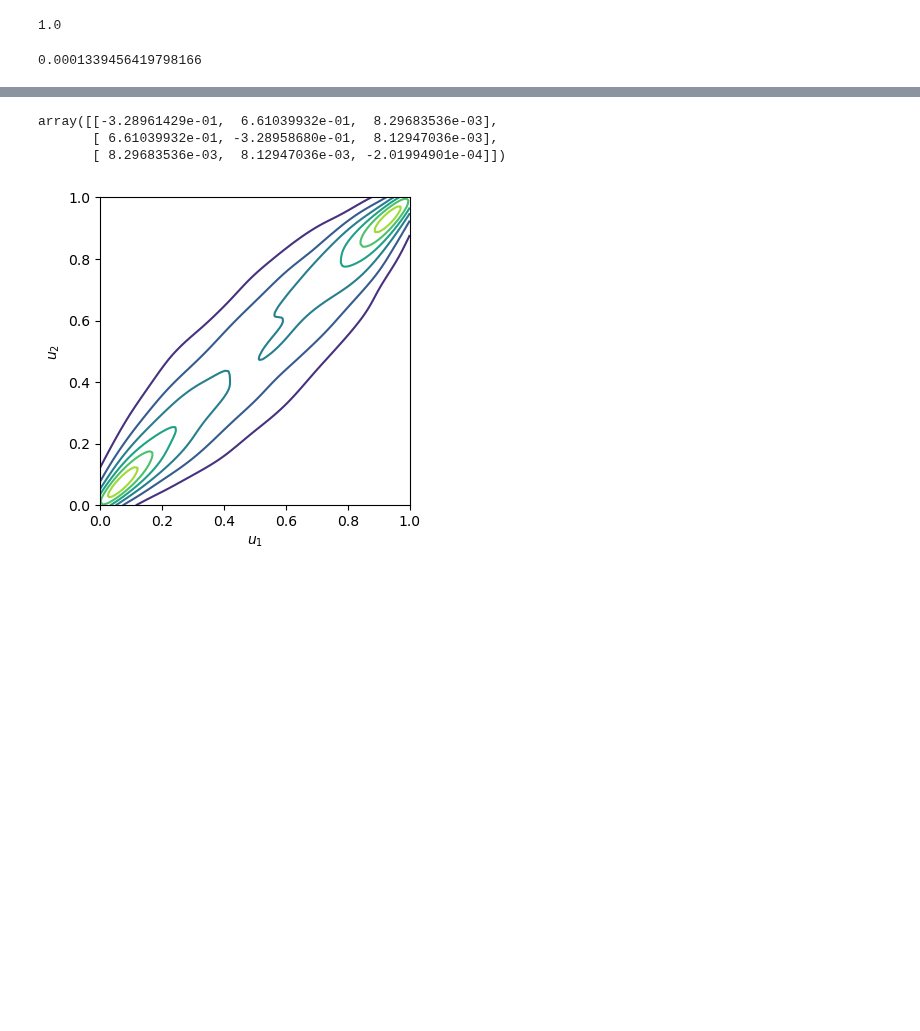
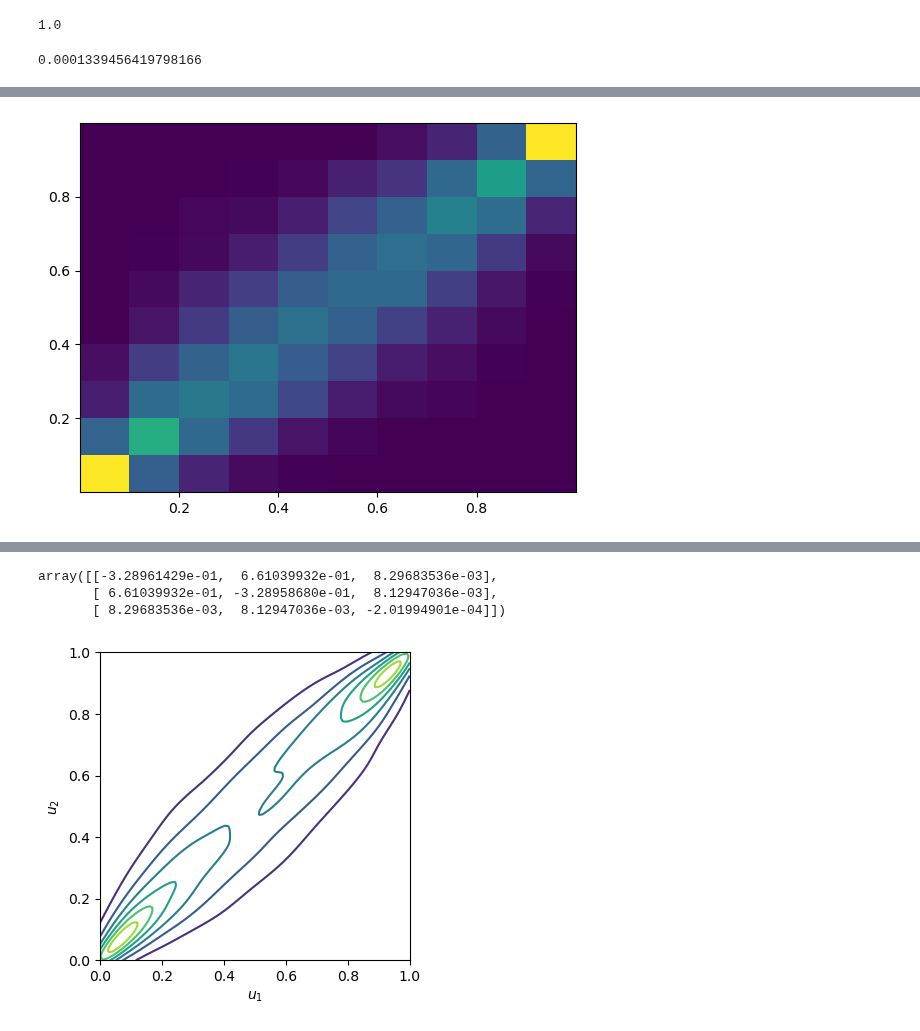
Before and after one commit to jonasbruhub/Analysis-of-Production-flow-systems-with-focus-on-industry, a Jupyter notebook: Simulations and code/Example Network Gaussian 3.ipynb, the cells around one changed output, grey strips where cells are left out. Saved outputs shown, nothing was run; the diff lists cells and outputs as text; code cells hidden in the pictures; blank space fills up the shorter version.

```diff
--- a/Simulations and code/Example Network Gaussian 3.ipynb
+++ b/Simulations and code/Example Network Gaussian 3.ipynb
@@ -120,0 +141,4 @@ U[0,:].min()
+# %%
+plt.hist2d(u_i, u_j);
+# %% [output]
+[figure, added]
```
Also changed, not shown: parts of 34 cells of this notebook, 7 other files.
